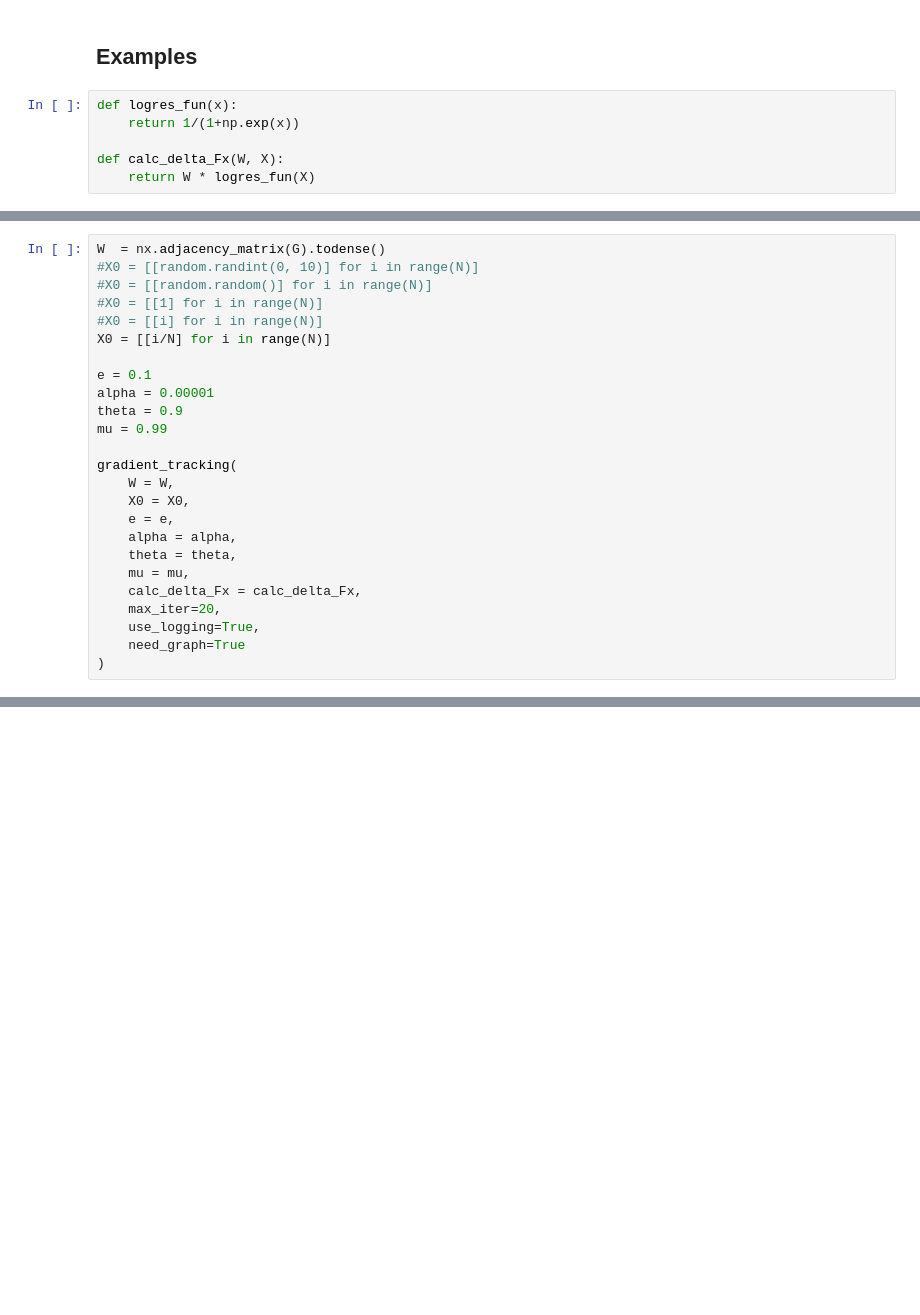
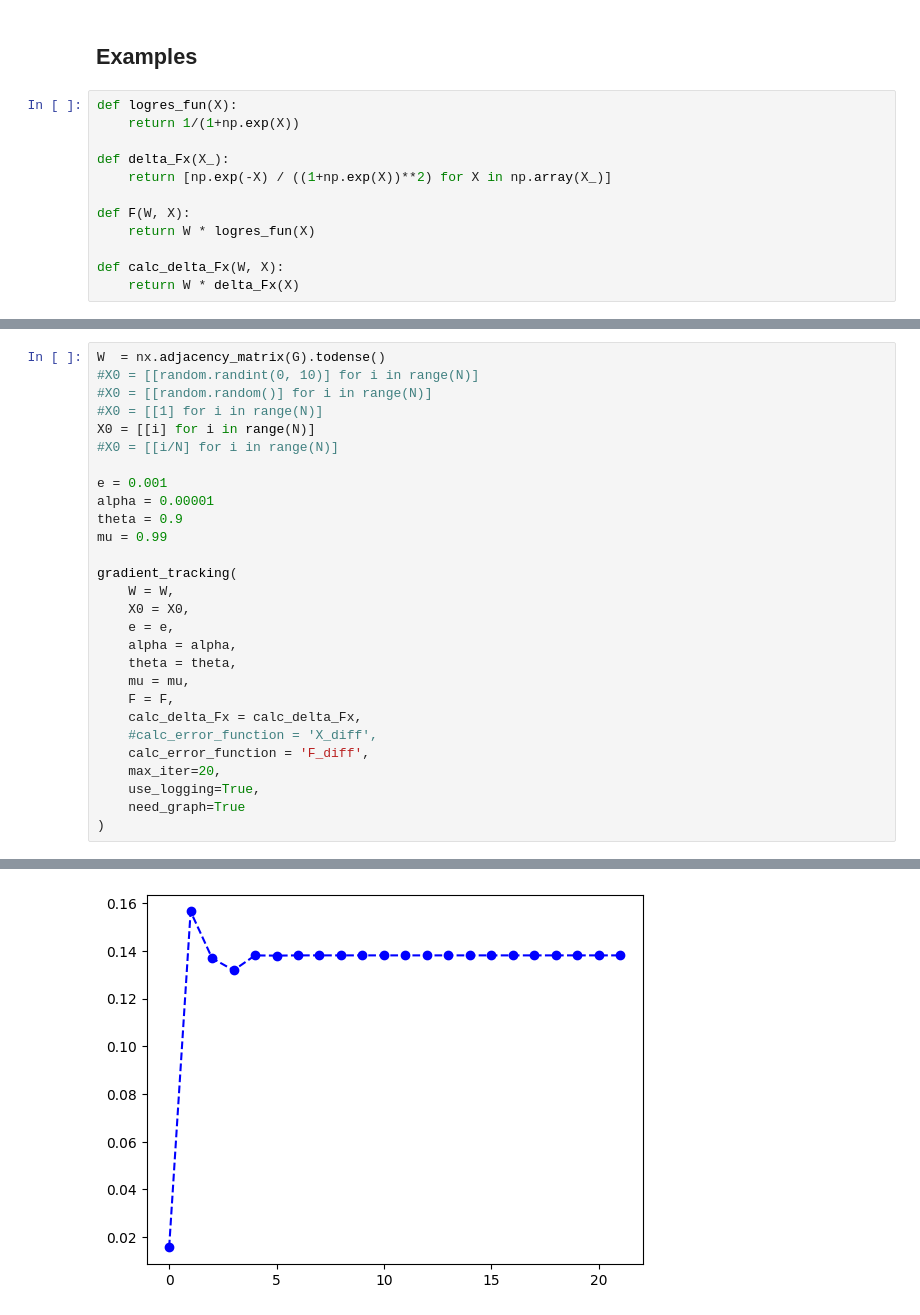
Before and after one commit to alexrogozin12/sirius2022_optimization, a Jupyter notebook: examples/Gradient_tracking.ipynb, the cells around one changed output, grey strips where cells are left out. Cells and saved outputs as stored; diff of their text form; blank space fills up the shorter version.

Commit message:
add new error functions to gradient tracking

```diff
--- a/examples/Gradient_tracking.ipynb
+++ b/examples/Gradient_tracking.ipynb
@@ -96,8 +112,14 @@ plt.show()
 # %% [markdown]
 ## Examples
 # %%
-def logres_fun(x):
-    return 1/(1+np.exp(x))
+def logres_fun(X):
+    return 1/(1+np.exp(X))
+
+def delta_Fx(X_):
+    return [np.exp(-X) / ((1+np.exp(X))**2) for X in np.array(X_)]
+
+def F(W, X):
+    return W * logres_fun(X)
 
 def calc_delta_Fx(W, X):
-    return W * logres_fun(X)
+    return W * delta_Fx(X)
@@ -106,10 +134,10 @@ W  = nx.adjacency_matrix(G).todense()
 #X0 = [[random.randint(0, 10)] for i in range(N)]
 #X0 = [[random.random()] for i in range(N)]
 #X0 = [[1] for i in range(N)]
-#X0 = [[i] for i in range(N)]
-X0 = [[i/N] for i in range(N)]
+X0 = [[i] for i in range(N)]
+#X0 = [[i/N] for i in range(N)]
 
-e = 0.1
+e = 0.001
 alpha = 0.00001
 theta = 0.9
 mu = 0.99
@@ -121,7 +149,10 @@ gradient_tracking(
     alpha = alpha,
     theta = theta,
     mu = mu,
+    F = F,
     calc_delta_Fx = calc_delta_Fx,
+    #calc_error_function = 'X_diff',
+    calc_error_function = 'F_diff',
     max_iter=20,
     use_logging=True,
     need_graph=True
@@ -146,0 +178 @@ sum delta X:     0.3985253122867252
+[figure, new version]
```
Also changed, not shown: parts of 9 cells of this notebook, 1 other file.
